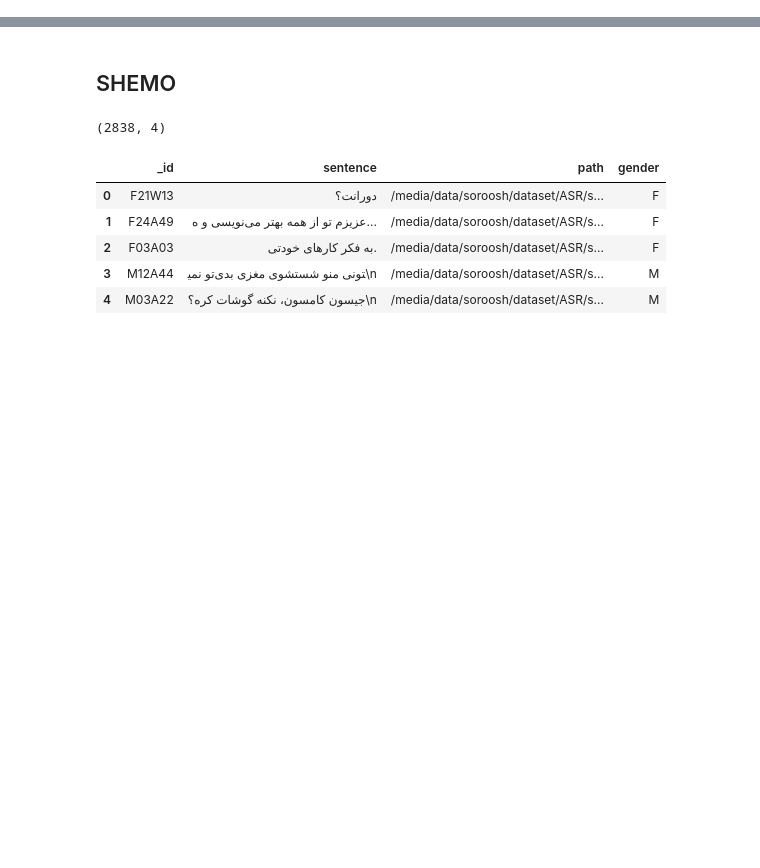
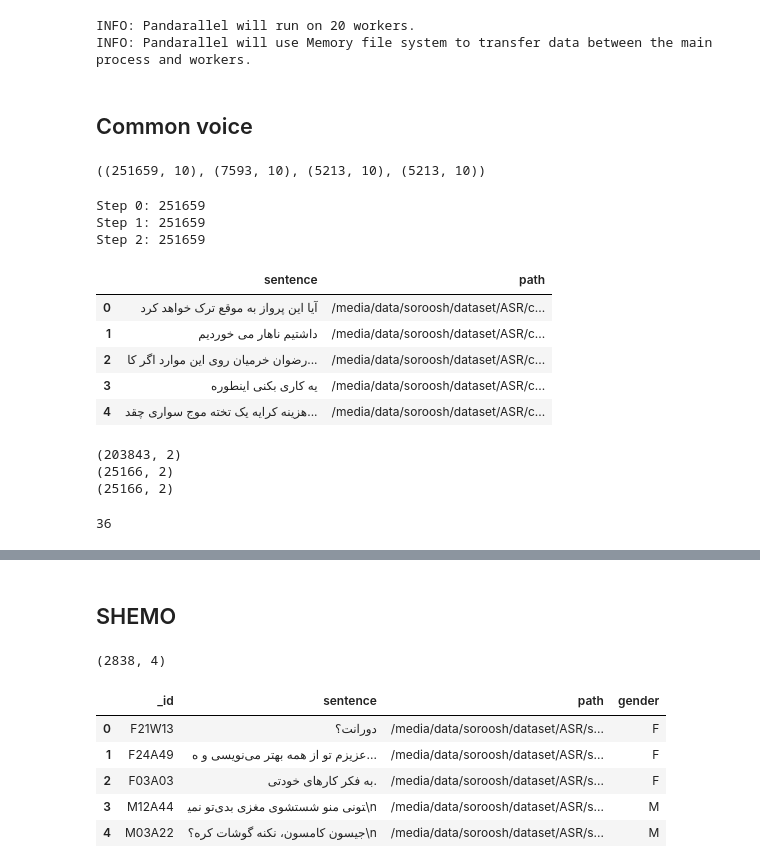
Before and after one commit to zlab-foss/Wav2Vec2-XLSR-Finetune, a Jupyter notebook: prepare data.ipynb, the cells around one changed output, grey strips where cells are left out. Saved outputs shown, nothing was run; the diff lists cells and outputs as text; code cells hidden in the pictures; blank space fills up the shorter version.

Commit message:
final train

```diff
--- a/prepare data.ipynb
+++ b/prepare data.ipynb
@@ -3,6 +3,8 @@ from datasets import load_dataset, load_metric
 
 import pandas as pd
 import numpy as np
+import librosa
+import json
 
 import hazm
 from num2fawords import words, ordinal_words
@@ -15,6 +17,13 @@ import string
 import six
 import re
 import glob
+from pandarallel import pandarallel
+
+pandarallel.initialize(nb_workers=20)
+tqdm.pandas()
+# %% [output]
+INFO: Pandarallel will run on 20 workers.
+INFO: Pandarallel will use Memory file system to transfer data between the main process and workers.
 # %%
 _normalizer = hazm.Normalizer()
 
@@ -80,3 +89,44 @@ def normalizer(text, chars_to_ignore=chars_to_ignore, chars_to_mapping=chars_to_
         return None
 
     return text + " "
+# %% [markdown]
+## Common voice
+# %%
+cv_path = '/media/data/soroosh/dataset/ASR/cv-fa-6.1/cv-corpus-6.1-2020-12-11/fa/'
+valid = pd.read_table(cv_path + 'validated.tsv')
+train = pd.read_table(cv_path + 'train.tsv')
+dev = pd.read_table(cv_path + 'dev.tsv')
+test = pd.read_table(cv_path + 'test.tsv')
+
+valid.shape, train.shape, dev.shape, test.shape
+# %% [output]
+((251659, 10), (7593, 10), (5213, 10), (5213, 10))
+# %%
+print(f"Step 0: {len(valid)}")
+
+valid["status"] = valid["path"].apply(lambda path: True if os.path.exists(path) else None)
+valid = valid.dropna(subset=["path"])
+valid = valid.drop("status", 1)
+print(f"Step 1: {len(valid)}")
+
+# df["prev_sentence"] = df["sentence"]
+valid["sentence"] = valid["sentence"].apply(lambda t: normalizer(t))
+valid = valid.dropna(subset=["sentence"])
+print(f"Step 2: {len(valid)}")
+
+valid['path'] = valid['path'].apply(lambda path: cv_path + 'clips/' + path)
+valid = valid[["sentence", "path"]]
+valid = valid.sample(frac=1)
+valid = valid.reset_index(drop=True)
+
+valid.head()
+# %% [output]
+Step 0: 251659
+Step 1: 251659
+Step 2: 251659
+|  | sentence | path |
+| 0 | آیا این پرواز به موقع ترک خواهد کرد | /media/data/soroosh/dataset/ASR/c... |
+| 1 | داشتیم ناهار می خوردیم | /media/data/soroosh/dataset/ASR/c... |
+| 2 | رضوان خرمیان روی این موارد اگر کا... | /media/data/soroosh/dataset/ASR/c... |
+| 3 | یه کاری بکنی اینطوره | /media/data/soroosh/dataset/ASR/c... |
+| 4 | هزینه کرایه یک تخته موج سواری چقد... | /media/data/soroosh/dataset/ASR/c... |
@@ -82,0 +135,15 @@ def normalizer(text, chars_to_ignore=chars_to_ignore, chars_to_mapping=chars_to_
+# %%
+train_df, test_df = train_test_split(valid, test_size=0.1, random_state=101)
+train_df, val_df = train_test_split(train_df, test_size=0.1, random_state=101)
+
+train_df = train_df.reset_index(drop=True)
+test_df = test_df.reset_index(drop=True)
+val_df = test_df.reset_index(drop=True)
+
+print(train_df.shape)
+print(test_df.shape)
+print(val_df.shape)
+# %% [output]
+(203843, 2)
+(25166, 2)
+(25166, 2)
@@ -82,0 +154,9 @@ def normalizer(text, chars_to_ignore=chars_to_ignore, chars_to_mapping=chars_to_
+# %%
+sents = valid['sentence']
+a = set()
+for s in sents:
+    a.update(list(s))
+vocab_list = list(a)
+len(vocab_list)
+# %% [output]
+36
```
Also changed, not shown: parts of 3 cells of this notebook, 6 other files.
